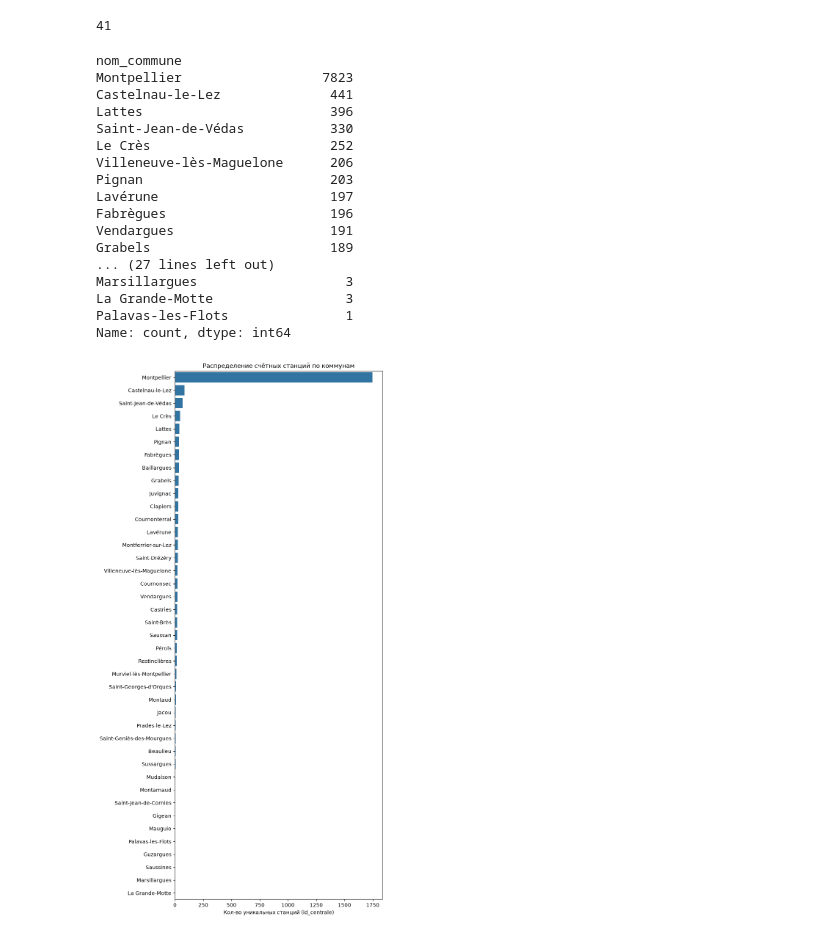
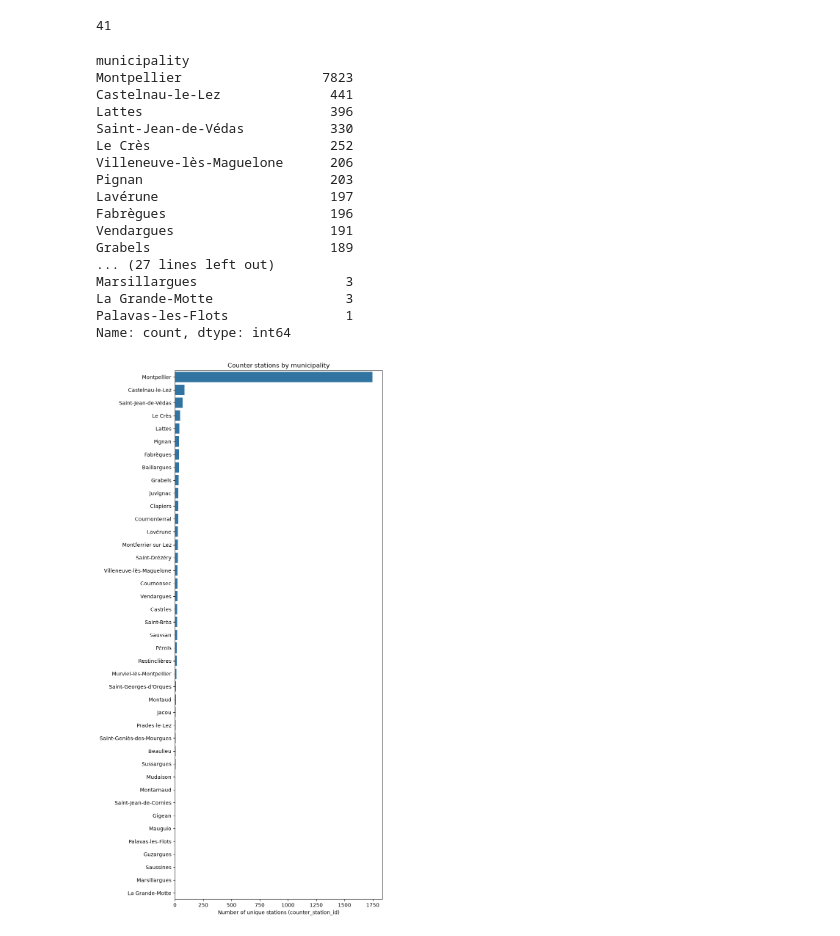
Before and after one commit to Artyom112/matsim-analysis, a Jupyter notebook: data_audit.ipynb, the cells around one changed output. Saved outputs shown, nothing was run; the diff lists cells and outputs as text; code cells hidden in the pictures.

```diff
--- a/data_audit.ipynb
+++ b/data_audit.ipynb
@@ -548,9 +774,9 @@ data["nom_commune"].nunique()
 # %% [output]
 41
 # %%
-data["nom_commune"].value_counts()
+data["municipality"].value_counts()
 # %% [output]
-nom_commune
+municipality
 Montpellier                  7823
 Castelnau-le-Lez              441
 Lattes                        396
@@ -569,18 +795,18 @@ Palavas-les-Flots               1
 Name: count, dtype: int64
 # %%
 stations_per_commune = (
-    data.drop_duplicates("id_centrale")["nom_commune"]
+    data.drop_duplicates("counter_station_id")["municipality"]
     .value_counts()
     .reset_index()
 )
-stations_per_commune.columns = ["nom_commune", "count"]
+stations_per_commune.columns = ["municipality", "count"]
 
 plt.figure(figsize=(8, len(stations_per_commune) * 0.35 + 1))
-sns.barplot(data=stations_per_commune, y="nom_commune", x="count", order=stations_per_commune["nom_commune"])
-plt.xlabel("Кол-во уникальных станций (id_centrale)")
+sns.barplot(data=stations_per_commune, y="municipality", x="count", order=stations_per_commune["municipality"])
+plt.xlabel("Number of unique stations (counter_station_id)")
 plt.ylabel("")
-plt.title("Распределение счётных станций по коммунам")
+plt.title("Counter stations by municipality")
 plt.tight_layout()
 plt.show()
 # %% [output]
-[figure, old version]
+[figure, new version]
```
Also changed, not shown: parts of 28 cells of this notebook.
